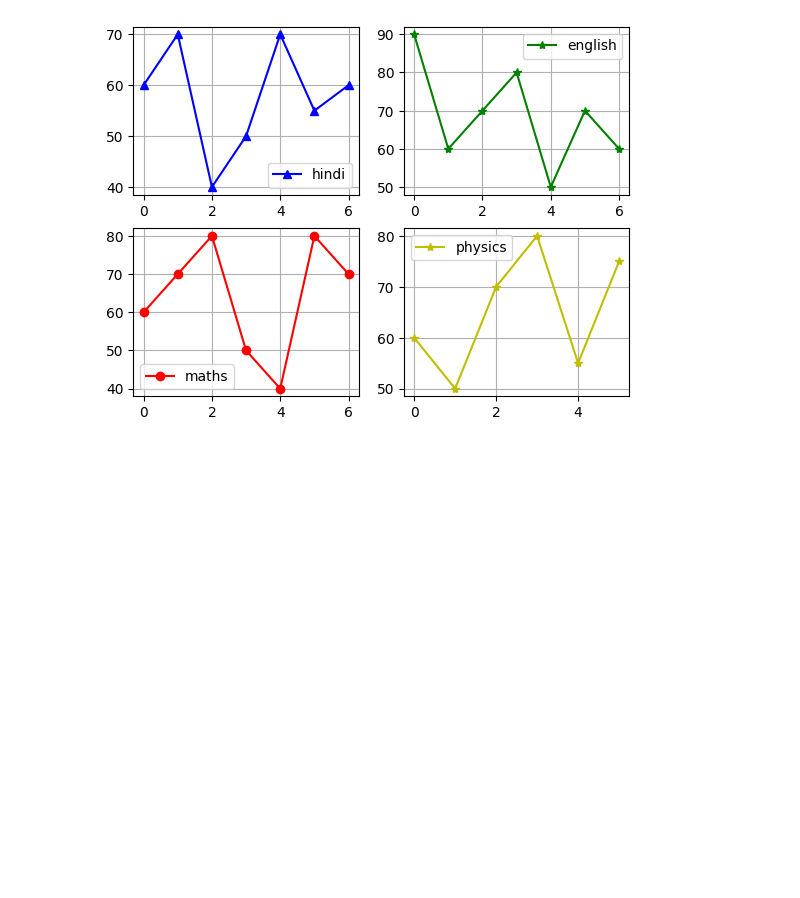
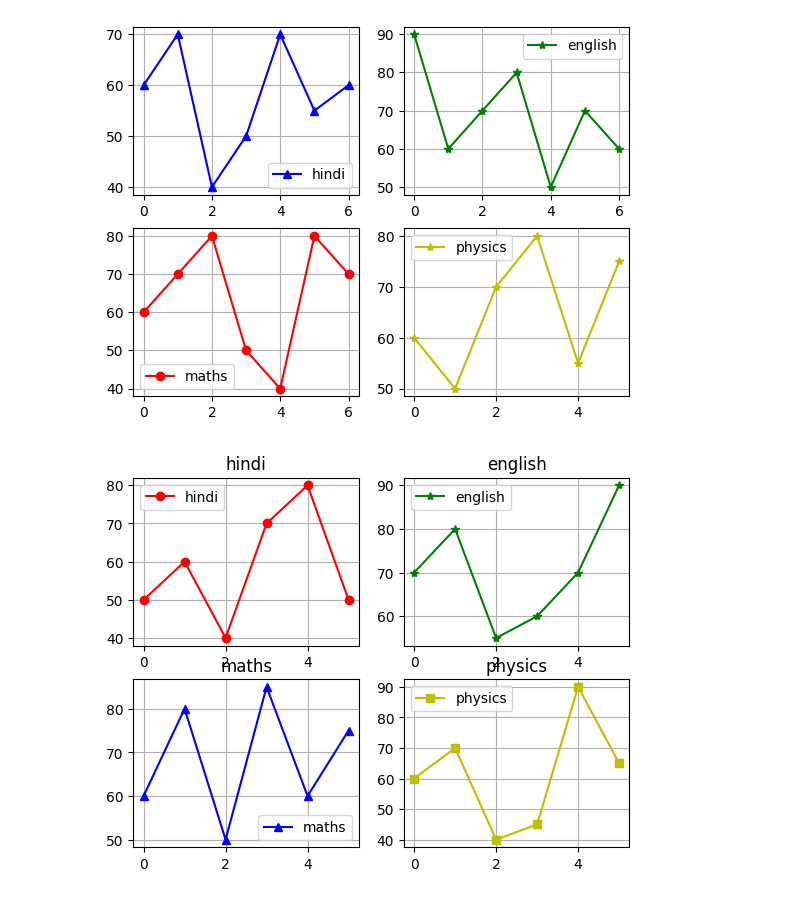
Before and after one commit to Utkash12/digipodium, a Jupyter notebook: data analysis/visualization_prac.ipynb, the cells around one changed output. Drawn from its saved outputs; the diff is of its cells as text; code cells hidden in the pictures; blank space fills up the shorter version.

```diff
--- a/data analysis/visualization_prac.ipynb
+++ b/data analysis/visualization_prac.ipynb
@@ -207,3 +207,48 @@ plt.show()
 # %% [output]
 No artists with labels found to put in legend.  Note that artists whose label start with an underscore are ignored when legend() is called with no argument.
 [figure]
+# %%
+hindi=np.array([50,60,40,70,80,50])
+english=np.array([70,80,55,60,70,90])
+maths=np.array([60,80,50,85,60,75])
+physics=np.array([60,70,40,45,90,65])
+
+
+
+plt.subplot(2,2,1)
+plt.title('hindi')
+plt.grid()
+plt.plot(hindi,'r-o', label='hindi')
+plt.legend()
+
+
+
+plt.subplot(2,2,2)
+plt.grid()
+plt.title('english')
+plt.plot(english, 'g-*',label='english')
+plt.legend()
+
+
+
+
+
+
+plt.subplot(2,2,3)
+plt.grid()
+plt.title('maths')
+plt.plot(maths, 'b-^',label='maths')
+plt.legend()
+
+
+plt.subplot(2,2,4)
+plt.grid()
+plt.title('physics')
+plt.plot(physics, 'y-s',label='physics')
+
+
+
+plt.legend()
+plt.show()
+# %% [output]
+[figure, added]
```
Also changed, not shown: parts of 8 cells of this notebook, 1 other file.
